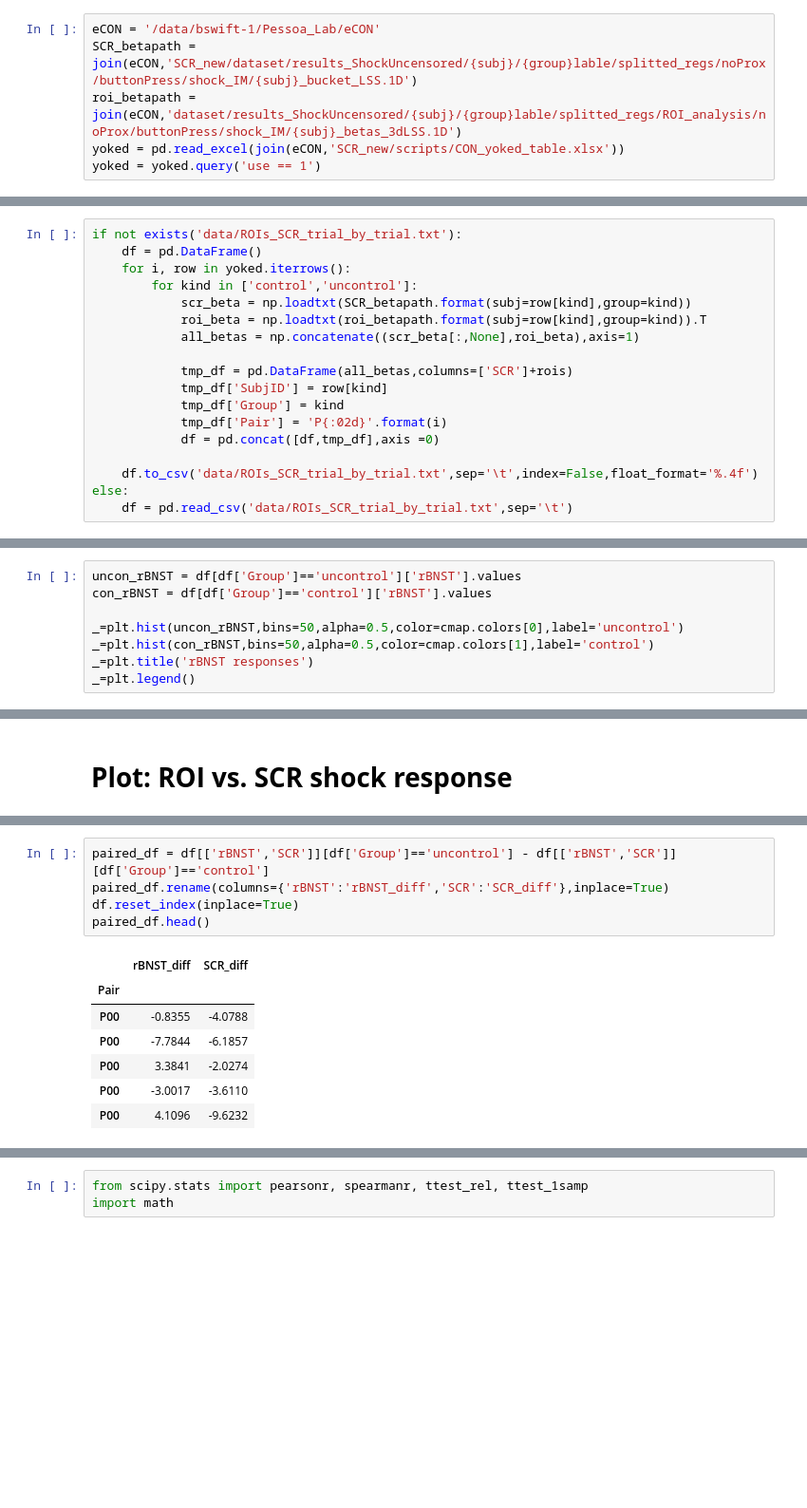
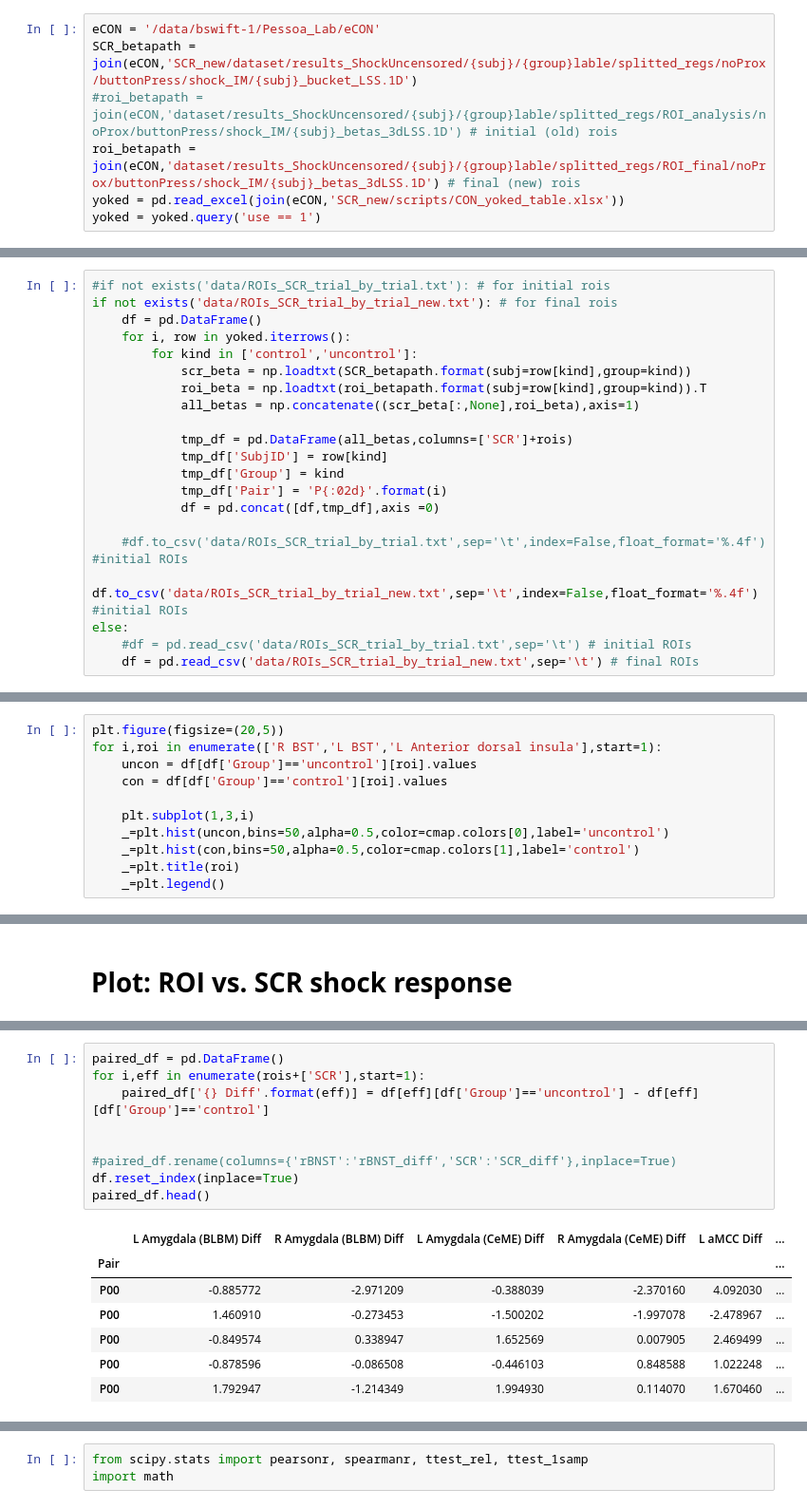
Before and after one commit to chirag90in/eCON_old, a Jupyter notebook: eCON/06a-SCR_analysis_trial_by_trial.ipynb, the cells around one changed output, grey strips where cells are left out. Shown at 95% size. Saved outputs shown, nothing was run; the diff lists cells and outputs as text; blank space fills up the shorter version.

```diff
--- a/eCON/06a-SCR_analysis_trial_by_trial.ipynb
+++ b/eCON/06a-SCR_analysis_trial_by_trial.ipynb
@@ -33,6 +33,7 @@ cmap = plt.get_cmap('Set1')
 # %%
 eCON = '/data/bswift-1/Pessoa_Lab/eCON'
 SCR_betapath = join(eCON,'SCR_new/dataset/results_ShockUncensored/{subj}/{group}lable/splitted_regs/noProx/buttonPress/shock_IM/{subj}_bucket_LSS.1D')
-roi_betapath = join(eCON,'dataset/results_ShockUncensored/{subj}/{group}lable/splitted_regs/ROI_analysis/noProx/buttonPress/shock_IM/{subj}_betas_3dLSS.1D')
+#roi_betapath = join(eCON,'dataset/results_ShockUncensored/{subj}/{group}lable/splitted_regs/ROI_analysis/noProx/buttonPress/shock_IM/{subj}_betas_3dLSS.1D') # initial (old) rois
+roi_betapath = join(eCON,'dataset/results_ShockUncensored/{subj}/{group}lable/splitted_regs/ROI_final/noProx/buttonPress/shock_IM/{subj}_betas_3dLSS.1D') # final (new) rois
 yoked = pd.read_excel(join(eCON,'SCR_new/scripts/CON_yoked_table.xlsx'))
 yoked = yoked.query('use == 1')
@@ -48,7 +76,8 @@ len(rois)
 24
 [figure]
 # %%
-if not exists('data/ROIs_SCR_trial_by_trial.txt'):
+#if not exists('data/ROIs_SCR_trial_by_trial.txt'): # for initial rois
+if not exists('data/ROIs_SCR_trial_by_trial_new.txt'): # for final rois
     df = pd.DataFrame()
     for i, row in yoked.iterrows():
         for kind in ['control','uncontrol']:
@@ -62,6 +91,8 @@ if not exists('data/ROIs_SCR_trial_by_trial.txt'):
             tmp_df['Pair'] = 'P{:02d}'.format(i)
             df = pd.concat([df,tmp_df],axis =0)
 
-    df.to_csv('data/ROIs_SCR_trial_by_trial.txt',sep='\t',index=False,float_format='%.4f')
+    #df.to_csv('data/ROIs_SCR_trial_by_trial.txt',sep='\t',index=False,float_format='%.4f') #initial ROIs
+    df.to_csv('data/ROIs_SCR_trial_by_trial_new.txt',sep='\t',index=False,float_format='%.4f') #initial ROIs
 else:
-    df = pd.read_csv('data/ROIs_SCR_trial_by_trial.txt',sep='\t')
+    #df = pd.read_csv('data/ROIs_SCR_trial_by_trial.txt',sep='\t') # initial ROIs
+    df = pd.read_csv('data/ROIs_SCR_trial_by_trial_new.txt',sep='\t') # final ROIs
@@ -105,11 +116,14 @@ _=plt.legend()
 # %% [output]
 [figure]
 # %%
-uncon_rBNST = df[df['Group']=='uncontrol']['rBNST'].values
-con_rBNST = df[df['Group']=='control']['rBNST'].values
+plt.figure(figsize=(20,5))
+for i,roi in enumerate(['R BST','L BST','L Anterior dorsal insula'],start=1):
+    uncon = df[df['Group']=='uncontrol'][roi].values
+    con = df[df['Group']=='control'][roi].values
 
-_=plt.hist(uncon_rBNST,bins=50,alpha=0.5,color=cmap.colors[0],label='uncontrol')
-_=plt.hist(con_rBNST,bins=50,alpha=0.5,color=cmap.colors[1],label='control')
-_=plt.title('rBNST responses')
-_=plt.legend()
+    plt.subplot(1,3,i)
+    _=plt.hist(uncon,bins=50,alpha=0.5,color=cmap.colors[0],label='uncontrol')
+    _=plt.hist(con,bins=50,alpha=0.5,color=cmap.colors[1],label='control')
+    _=plt.title(roi)
+    _=plt.legend()
 # %% [output]
@@ -150,14 +144,18 @@ df.head()
 5 rows × 27 columns
 # %%
-paired_df = df[['rBNST','SCR']][df['Group']=='uncontrol'] - df[['rBNST','SCR']][df['Group']=='control']
-paired_df.rename(columns={'rBNST':'rBNST_diff','SCR':'SCR_diff'},inplace=True)
+paired_df = pd.DataFrame()
+for i,eff in enumerate(rois+['SCR'],start=1):
+    paired_df['{} Diff'.format(eff)] = df[eff][df['Group']=='uncontrol'] - df[eff][df['Group']=='control']
+
+
+#paired_df.rename(columns={'rBNST':'rBNST_diff','SCR':'SCR_diff'},inplace=True)
 df.reset_index(inplace=True)
 paired_df.head()
 # %% [output]
-|  | rBNST_diff | SCR_diff |
-| Pair |  |  |
-| P00 | -0.8355 | -4.0788 |
-| P00 | -7.7844 | -6.1857 |
-| P00 | 3.3841 | -2.0274 |
-| P00 | -3.0017 | -3.6110 |
-| P00 | 4.1096 | -9.6232 |
+|  | L Amygdala (BLBM) Diff | R Amygdala (BLBM) Diff | L Amygdala (CeME) Diff | R Amygdala (CeME) Diff | L aMCC Diff | ... |
+| Pair |  |  |  |  |  | ... |
+| P00 | -0.885772 | -2.971209 | -0.388039 | -2.370160 | 4.092030 | ... |
+| P00 | 1.460910 | -0.273453 | -1.500202 | -1.997078 | -2.478967 | ... |
+| P00 | -0.849574 | 0.338947 | 1.652569 | 0.007905 | 2.469499 | ... |
+| P00 | -0.878596 | -0.086508 | -0.446103 | 0.848588 | 1.022248 | ... |
+| P00 | 1.792947 | -1.214349 | 1.994930 | 0.114070 | 1.670460 | ... |
```
Also changed, not shown: parts of 19 cells of this notebook, 1 other file.
